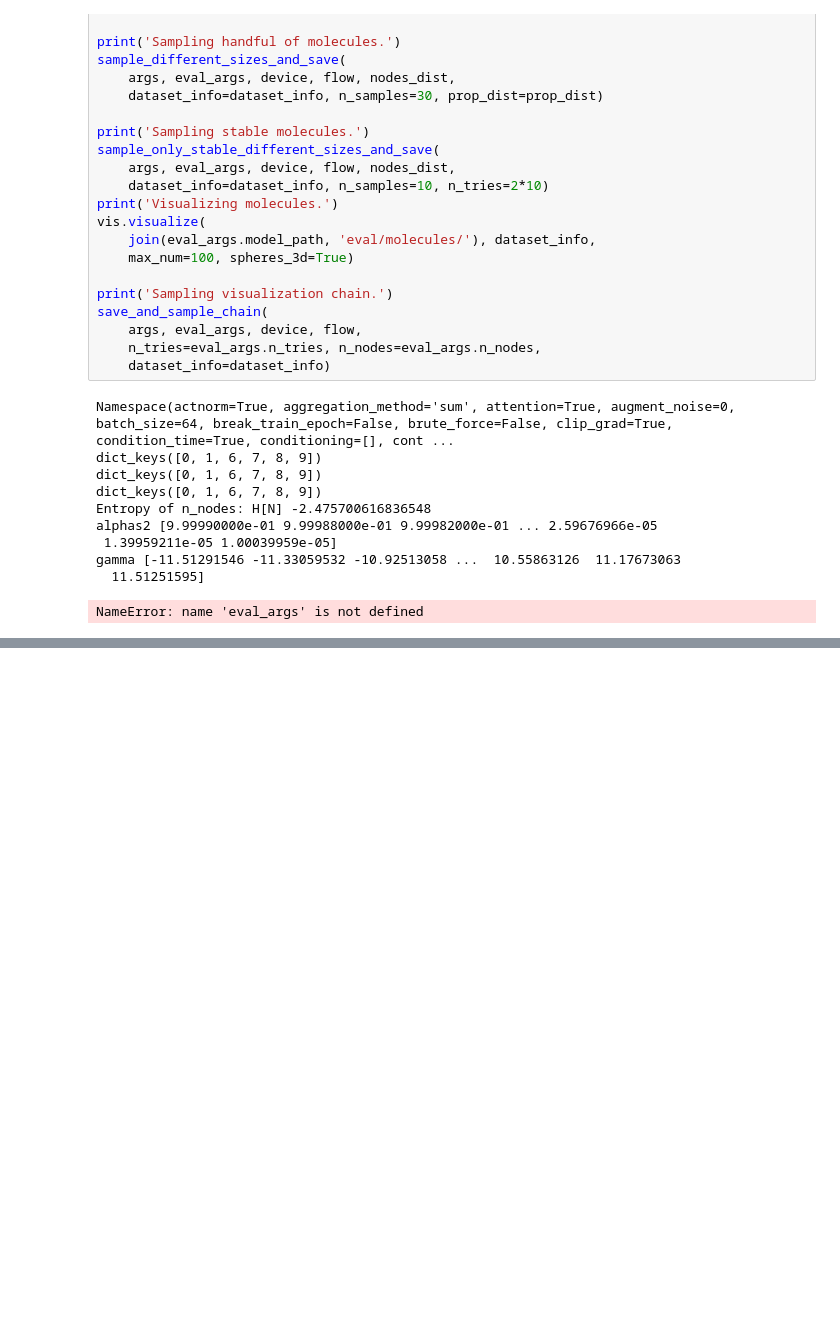
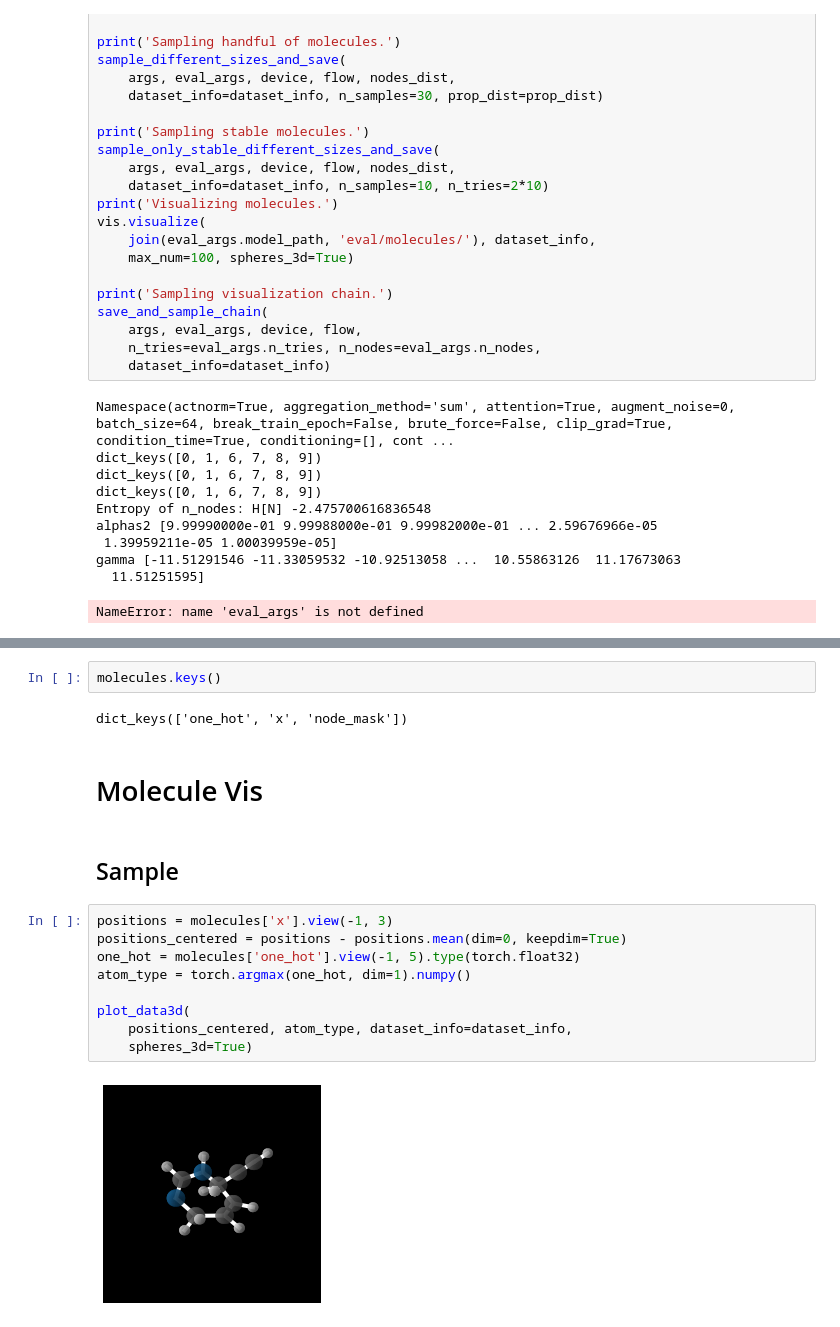
Before and after one commit to kierannp/structure-encoding, a Jupyter notebook: WIP.ipynb, the cells around one changed output, grey strips where cells are left out. Cells and saved outputs as stored; diff of their text form; blank space fills up the shorter version.

```diff
--- a/WIP.ipynb
+++ b/WIP.ipynb
@@ -326,0 +432,19 @@ NameError: name 'eval_args' is not defined
+# %%
+molecules.keys()
+# %% [output]
+dict_keys(['one_hot', 'x', 'node_mask'])
+# %% [markdown]
+# Molecule Vis
+# %% [markdown]
+## Sample
+# %%
+positions = molecules['x'].view(-1, 3)
+positions_centered = positions - positions.mean(dim=0, keepdim=True)
+one_hot = molecules['one_hot'].view(-1, 5).type(torch.float32)
+atom_type = torch.argmax(one_hot, dim=1).numpy()
+
+plot_data3d(
+    positions_centered, atom_type, dataset_info=dataset_info,
+    spheres_3d=True)
+# %% [output]
+[figure, added]
```
Also changed, not shown: parts of 8 cells of this notebook, 9 other files.
